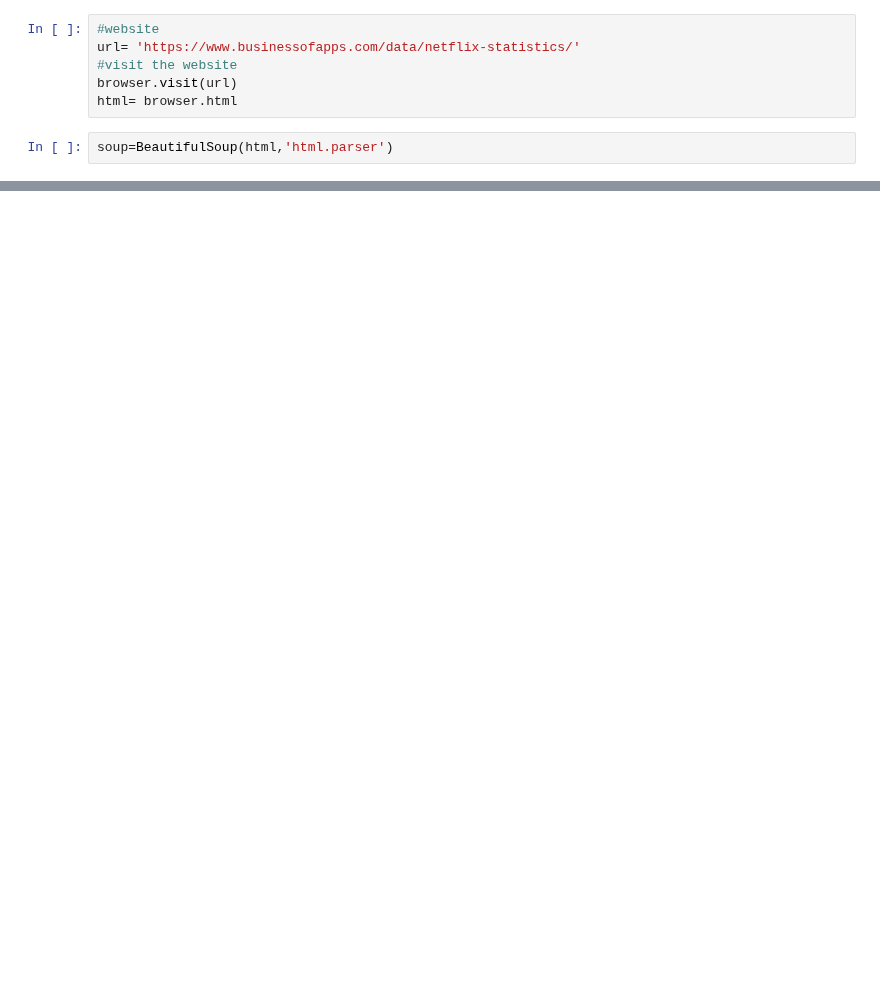
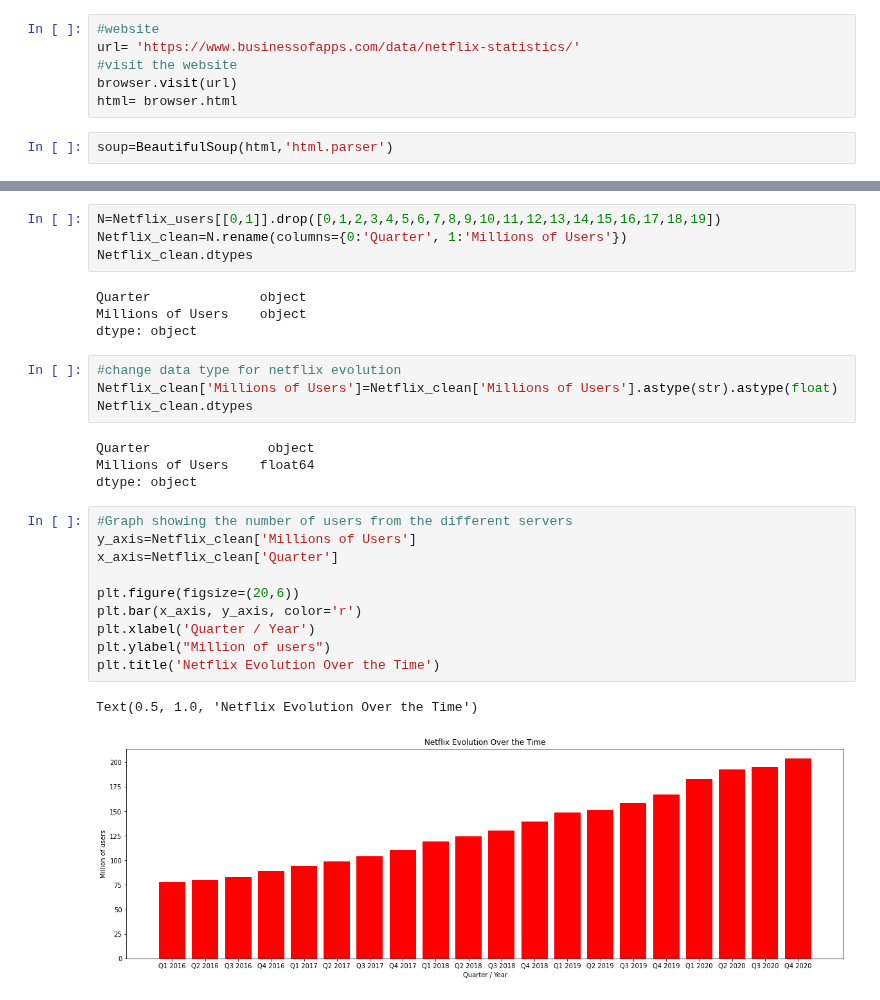
Before and after one commit to sarahmgreen88/ETL-Netflix, a Jupyter notebook: ETL Users and Evolution.ipynb, the cells around one changed output, grey strips where cells are left out. Cells and saved outputs as stored; diff of their text form; blank space fills up the shorter version.

```diff
--- a/ETL Users and Evolution.ipynb
+++ b/ETL Users and Evolution.ipynb
@@ -221,0 +105,29 @@ titles_NY_Amazon_Prime
+# %%
+N=Netflix_users[[0,1]].drop([0,1,2,3,4,5,6,7,8,9,10,11,12,13,14,15,16,17,18,19])
+Netflix_clean=N.rename(columns={0:'Quarter', 1:'Millions of Users'})
+Netflix_clean.dtypes
+# %% [output]
+Quarter              object
+Millions of Users    object
+dtype: object
+# %%
+#change data type for netflix evolution
+Netflix_clean['Millions of Users']=Netflix_clean['Millions of Users'].astype(str).astype(float)
+Netflix_clean.dtypes
+# %% [output]
+Quarter               object
+Millions of Users    float64
+dtype: object
+# %%
+#Graph showing the number of users from the different servers
+y_axis=Netflix_clean['Millions of Users']
+x_axis=Netflix_clean['Quarter']
+
+plt.figure(figsize=(20,6))
+plt.bar(x_axis, y_axis, color='r')
+plt.xlabel('Quarter / Year')
+plt.ylabel("Million of users")
+plt.title('Netflix Evolution Over the Time')
+# %% [output]
+Text(0.5, 1.0, 'Netflix Evolution Over the Time')
+[figure, added]
```
Also changed, not shown: parts of 53 cells of this notebook.
